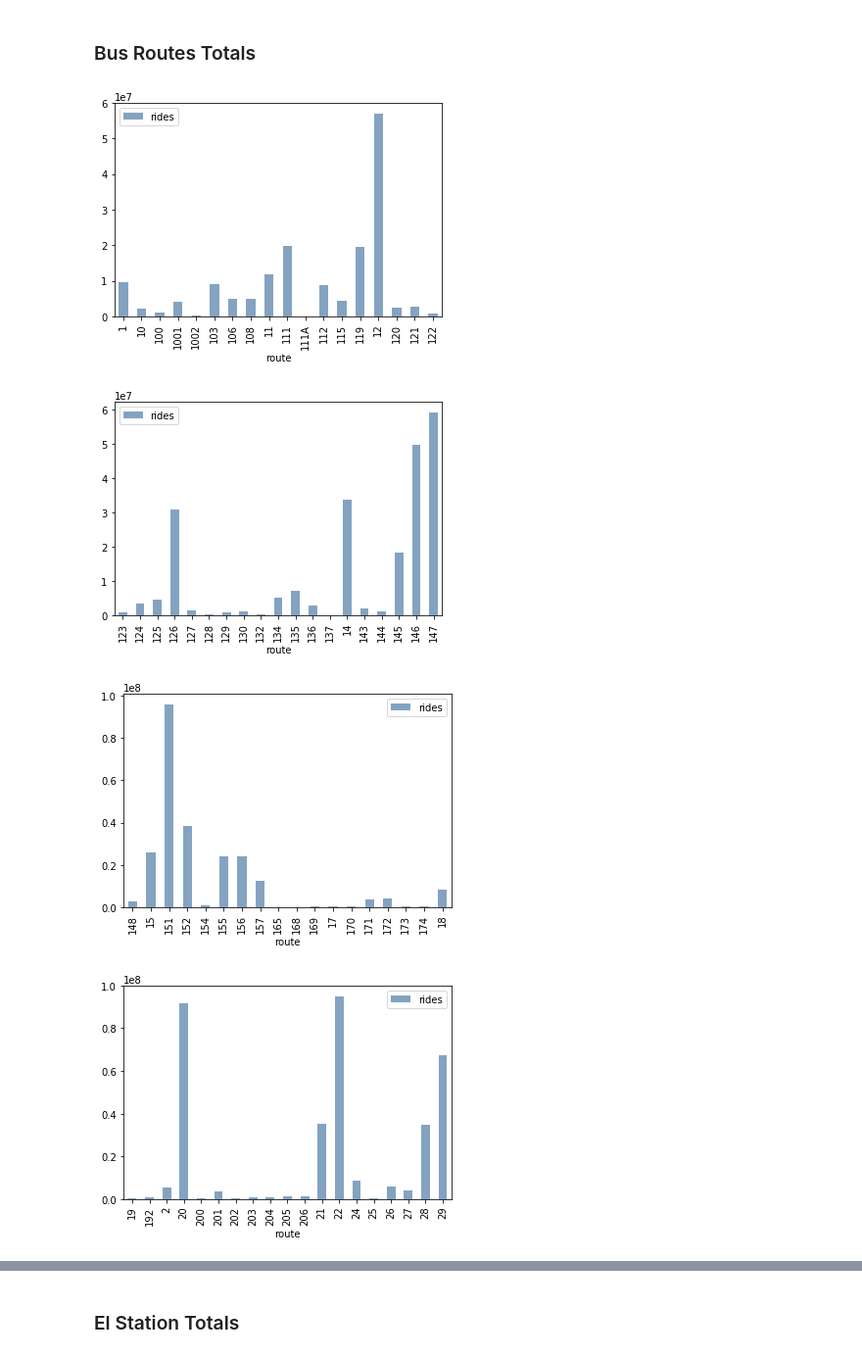
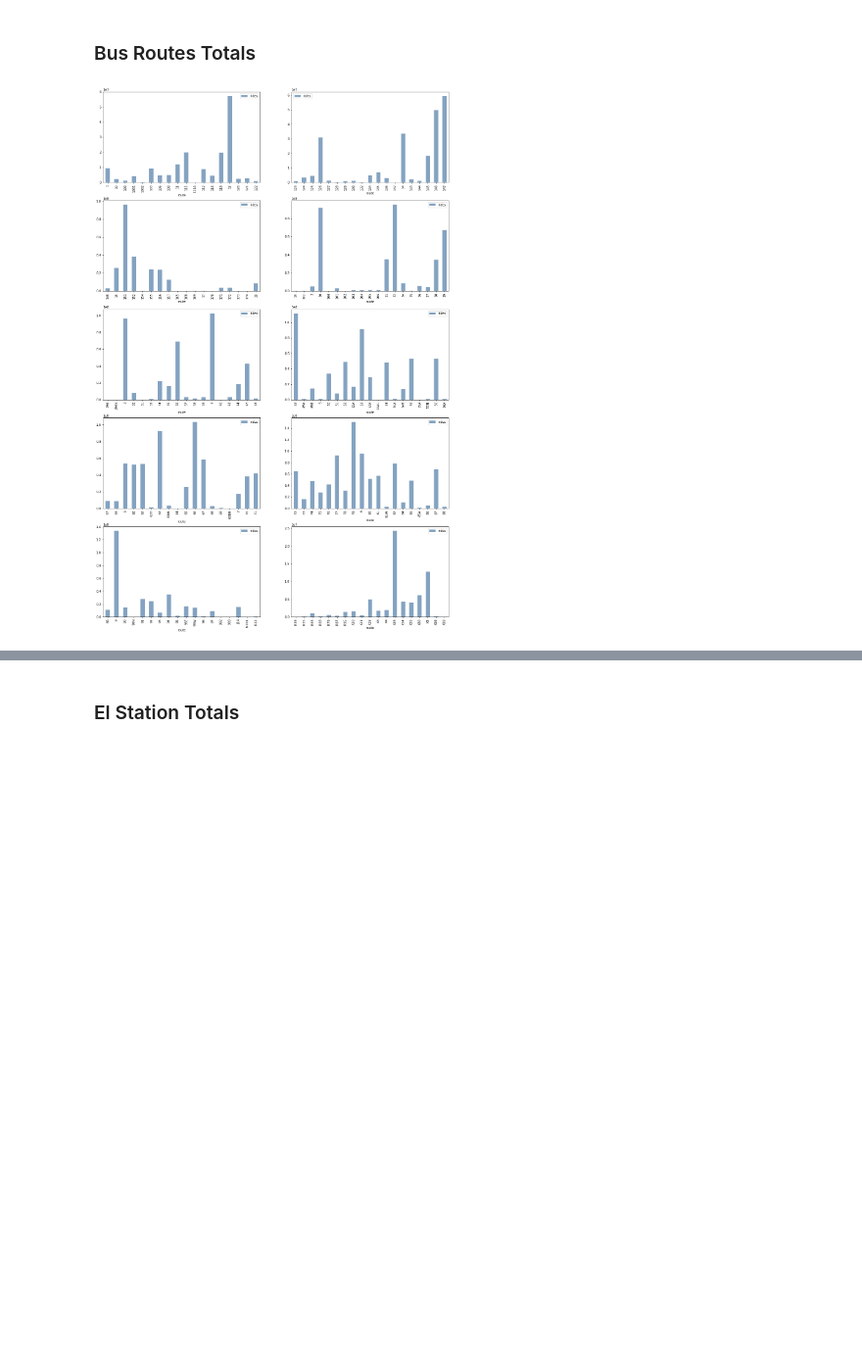
Before and after one commit to KyleJGreen/CTA-Data-Regression-Analysis, a Jupyter notebook: CTA Data Pre-Processing and Plotting.ipynb, the cells around one changed output, grey strips where cells are left out. Shown at 98% size. Saved outputs shown, nothing was run; the diff lists cells and outputs as text; code cells hidden in the pictures; blank space fills up the shorter version.

Commit message:
Cleaned up graphs.

```diff
--- a/CTA Data Pre-Processing and Plotting.ipynb
+++ b/CTA Data Pre-Processing and Plotting.ipynb
@@ -239,12 +250,12 @@ for i, route in enumerate(routes_series_list):
 # %% [markdown]
 <h3>Bus Routes Totals</h3>
 # %%
+fig = plt.figure(figsize=(20, 600))
+
 for i in range(len(routes_sums)/10):
     if routes_sums.iloc[i * len(routes_sums)/10 : (i + 1) * len(routes_sums)/10].empty:
-        break
-    routes_sums.iloc[i * len(routes_sums)/10 : (i + 1) * len(routes_sums)/10].plot.bar(color=[(0.2, 0.4, 0.6, 0.6)])
+        continue
+    ax = fig.add_subplot(len(routes_sums)/2 + 1, 2, i+1)
+    routes_sums.iloc[i * len(routes_sums)/10 : (i + 1) * len(routes_sums)/10].plot.bar(color=[(0.2, 0.4, 0.6, 0.6)], ax=ax)
 # %% [output]
-[figure, old version]
+[figure, new version]
-[figure, removed]
-[figure, removed]
-[figure, removed]
```
Also changed, not shown: parts of 5 cells of this notebook.
